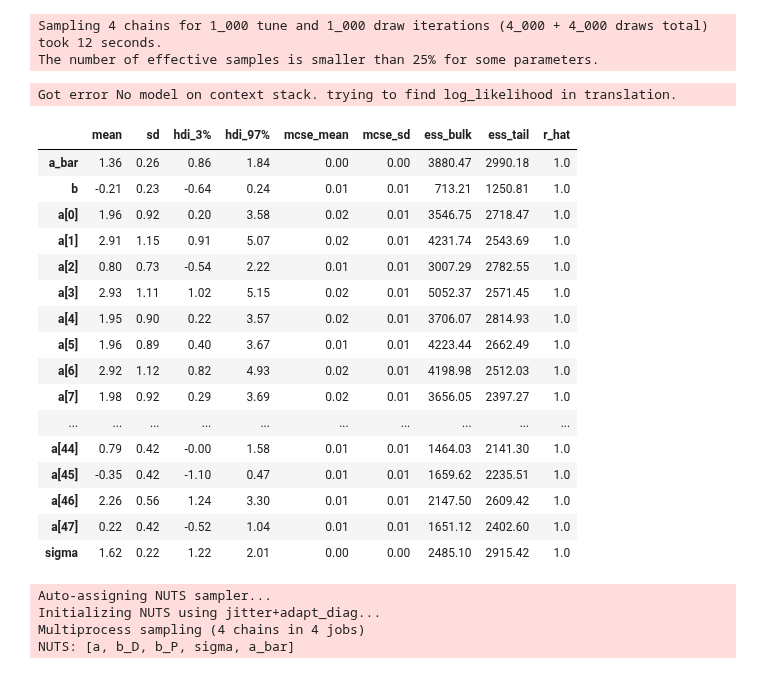
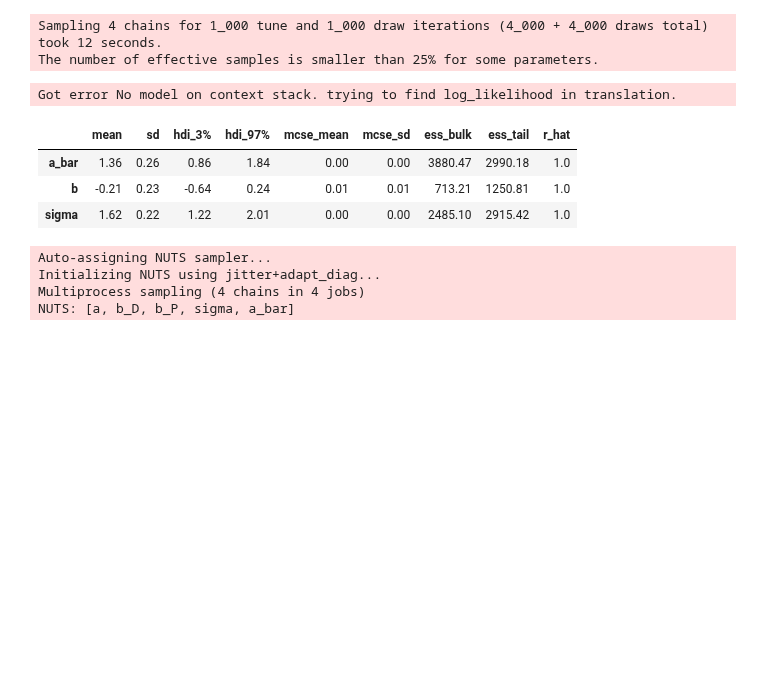
Before and after one commit to fhte2/statistical-rethinking, a Jupyter notebook: Week_6_exercises.ipynb, the cells around one changed output. Cells and saved outputs as stored; diff of their text form; code cells hidden in the pictures; blank space fills up the shorter version.

```diff
--- a/Week_6_exercises.ipynb
+++ b/Week_6_exercises.ipynb
@@ -391,25 +391,12 @@ NUTS: [a, b, sigma, a_bar]
 Sampling 4 chains for 1_000 tune and 1_000 draw iterations (4_000 + 4_000 draws total) took 12 seconds.
 The number of effective samples is smaller than 25% for some parameters.
 # %%
-pm.summary(trace_6_3,round_to=2)
+pm.summary(trace_6_3,round_to=2, var_names=['a_bar', 'b','sigma'])
 # %% [output]
 Got error No model on context stack. trying to find log_likelihood in translation.
 |  | mean | sd | hdi_3% | hdi_97% | mcse_mean | mcse_sd | ess_bulk | ess_tail | r_hat |
 | a_bar | 1.36 | 0.26 | 0.86 | 1.84 | 0.00 | 0.00 | 3880.47 | 2990.18 | 1.0 |
 | b | -0.21 | 0.23 | -0.64 | 0.24 | 0.01 | 0.01 | 713.21 | 1250.81 | 1.0 |
-| a[0] | 1.96 | 0.92 | 0.20 | 3.58 | 0.02 | 0.01 | 3546.75 | 2718.47 | 1.0 |
-| a[1] | 2.91 | 1.15 | 0.91 | 5.07 | 0.02 | 0.01 | 4231.74 | 2543.69 | 1.0 |
-| a[2] | 0.80 | 0.73 | -0.54 | 2.22 | 0.01 | 0.01 | 3007.29 | 2782.55 | 1.0 |
-| a[3] | 2.93 | 1.11 | 1.02 | 5.15 | 0.02 | 0.01 | 5052.37 | 2571.45 | 1.0 |
-| a[4] | 1.95 | 0.90 | 0.22 | 3.57 | 0.02 | 0.01 | 3706.07 | 2814.93 | 1.0 |
-| a[5] | 1.96 | 0.89 | 0.40 | 3.67 | 0.01 | 0.01 | 4223.44 | 2662.49 | 1.0 |
-| a[6] | 2.92 | 1.12 | 0.82 | 4.93 | 0.02 | 0.01 | 4198.98 | 2512.03 | 1.0 |
-| a[7] | 1.98 | 0.92 | 0.29 | 3.69 | 0.02 | 0.01 | 3656.05 | 2397.27 | 1.0 |
-| ... | ... | ... | ... | ... | ... | ... | ... | ... | ... |
-| a[44] | 0.79 | 0.42 | -0.00 | 1.58 | 0.01 | 0.01 | 1464.03 | 2141.30 | 1.0 |
-| a[45] | -0.35 | 0.42 | -1.10 | 0.47 | 0.01 | 0.01 | 1659.62 | 2235.51 | 1.0 |
-| a[46] | 2.26 | 0.56 | 1.24 | 3.30 | 0.01 | 0.01 | 2147.50 | 2609.42 | 1.0 |
-| a[47] | 0.22 | 0.42 | -0.52 | 1.04 | 0.01 | 0.01 | 1651.12 | 2402.60 | 1.0 |
 | sigma | 1.62 | 0.22 | 1.22 | 2.01 | 0.00 | 0.00 | 2485.10 | 2915.42 | 1.0 |
 # %%
 #adding density and predators as additive terms to the varying effects model
```
Also changed, not shown: parts of 3 cells of this notebook.
